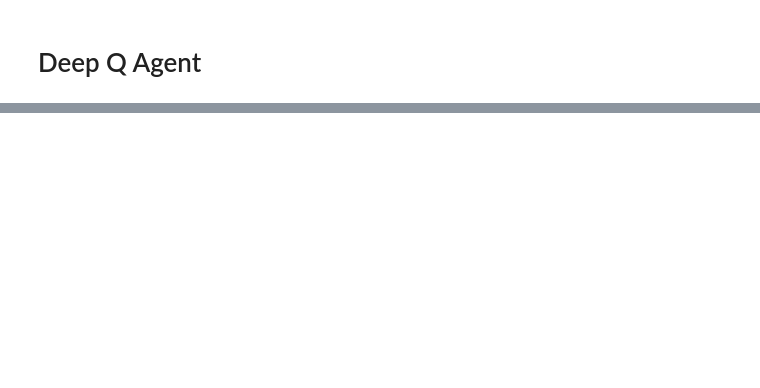
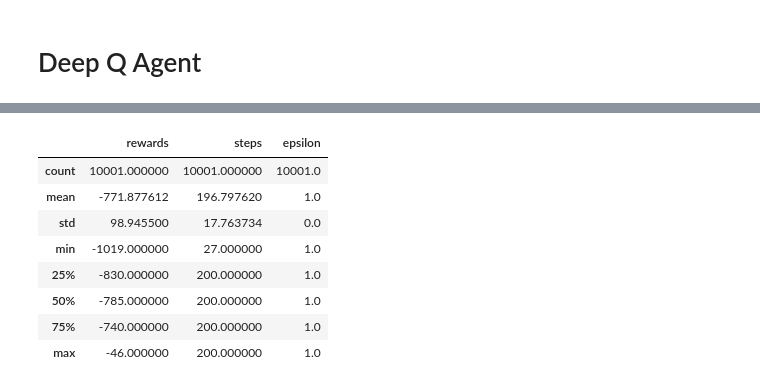
Before and after one commit to SeanMarcusJensen/ACIT4610_Portifolio_KMHS, a Jupyter notebook: problem_4/main.ipynb, the cells around one changed output, grey strips where cells are left out. Drawn from its saved outputs; the diff is of its cells as text; code cells hidden in the pictures; blank space fills up the shorter version.

```diff
--- a/problem_4/main.ipynb
+++ b/problem_4/main.ipynb
@@ -89,3 +89,9 @@ Image(filename='./static/metrics/dql.png')
 Video('./static/movies/dql/rl-video-episode-0.mp4')
 # %% [output]
 [interactive output not drawn]
+# %%
+random_df = pd.read_csv('./static/metrics/random.csv')
+heuristic_df = pd.read_csv('./static/metrics/heuristic.csv')
+basic_q_df = pd.read_csv('./static/metrics/basic.csv')
+sarsa_df = pd.read_csv('./static/metrics/sarsa.csv')
+dql_df = pd.read_csv('./static/metrics/dql.csv')
@@ -91,0 +103,12 @@ Video('./static/movies/dql/rl-video-episode-0.mp4')
+# %%
+random_df.describe()
+# %% [output]
+|  | rewards | steps | epsilon |
+| count | 10001.000000 | 10001.000000 | 10001.0 |
+| mean | -771.877612 | 196.797620 | 1.0 |
+| std | 98.945500 | 17.763734 | 0.0 |
+| min | -1019.000000 | 27.000000 | 1.0 |
+| 25% | -830.000000 | 200.000000 | 1.0 |
+| 50% | -785.000000 | 200.000000 | 1.0 |
+| 75% | -740.000000 | 200.000000 | 1.0 |
+| max | -46.000000 | 200.000000 | 1.0 |
```
Also changed, not shown: parts of 5 cells of this notebook, 29 other files.
